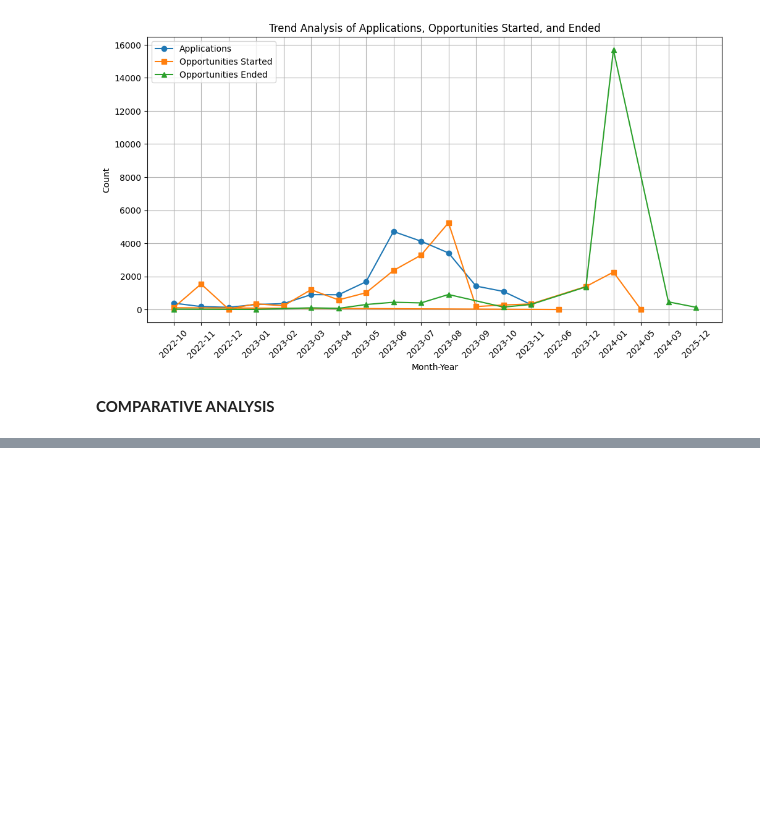
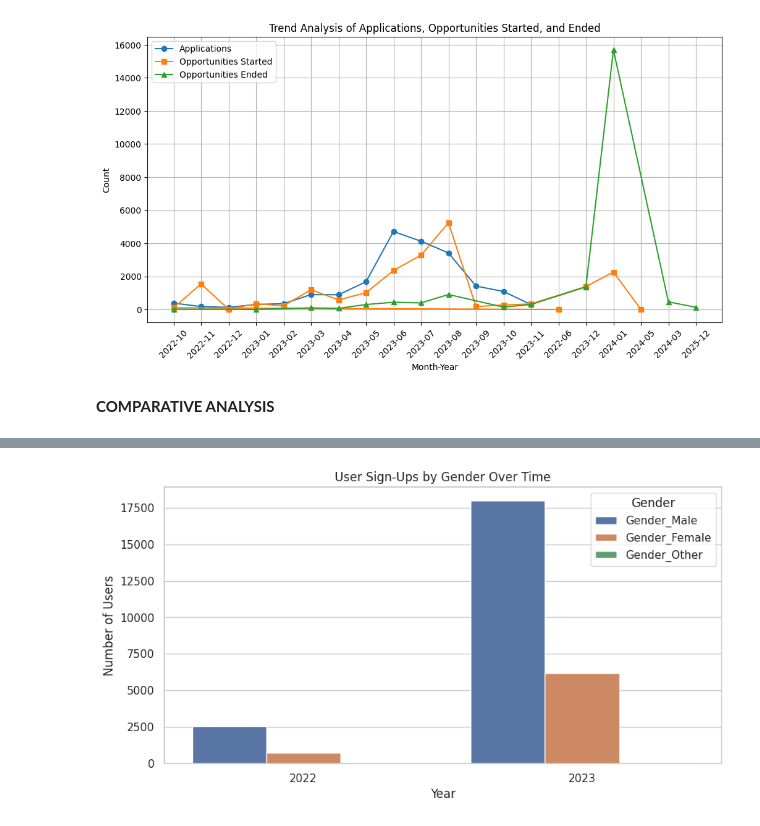
Before and after one commit to srijapamu25/Project-2, a Jupyter notebook: Data_Preprocessing & trend_analysis(Opportunity_data).ipynb, the cells around one changed output, grey strips where cells are left out. Drawn from its saved outputs; the diff is of its cells as text; code cells hidden in the pictures; blank space fills up the shorter version.

```diff
--- a/Data_Preprocessing & trend_analysis(Opportunity_data).ipynb
+++ b/Data_Preprocessing & trend_analysis(Opportunity_data).ipynb
@@ -227,0 +395,19 @@ plt.show()
+# %%
+# COMPARATIVE ANALYSIS
+
+import seaborn as sns
+
+# Check if 'Gender' column exists in the DataFrame
+if 'Gender' in df.columns:
+    # Compare user sign-ups by Gender
+    plt.figure(figsize=(10, 5))
+    sns.countplot(data=df, x='Sign Up Year', hue='Gender')
+    plt.xlabel("Year")
+    plt.ylabel("Number of Users")
+    plt.title("User Sign-Ups by Gender Over Time")
+    plt.legend(title="Gender")
+    plt.show()
+else:
+    print("Gender column not found in the DataFrame. Please check your data.")
+# %% [output]
+[figure, added]
```
Also changed, not shown: parts of 12 cells of this notebook.
